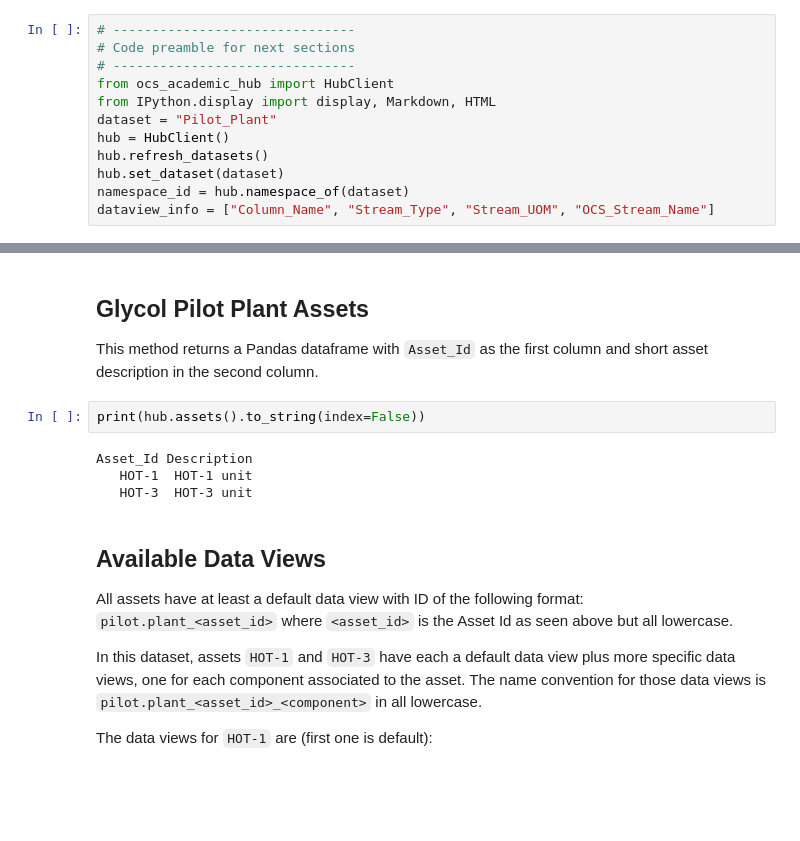
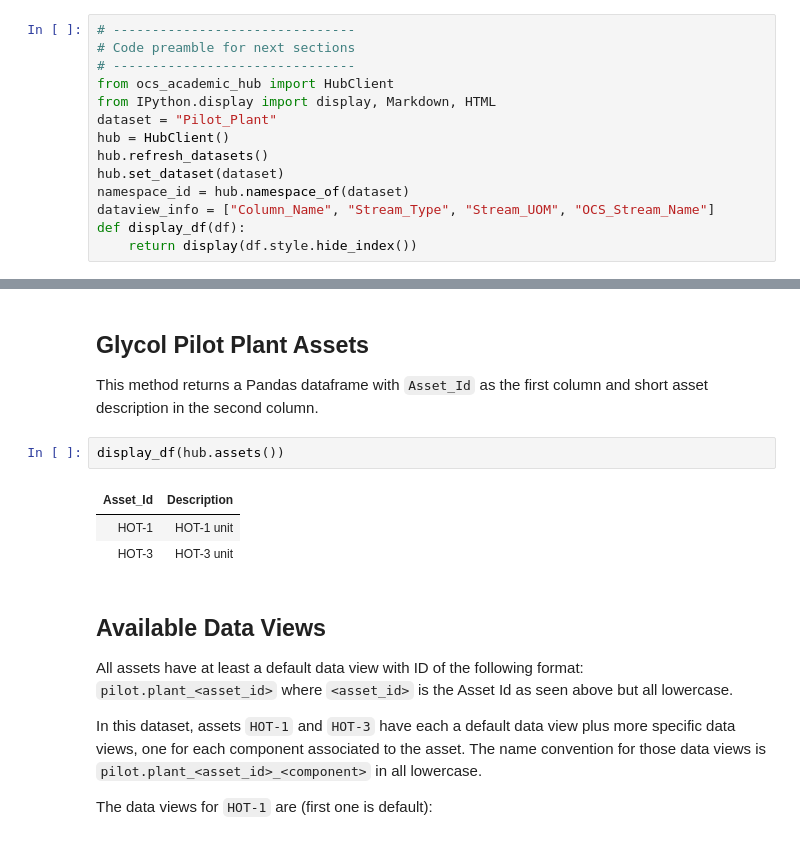
Before and after one commit to academic-hub/datasets, a Jupyter notebook: Pilot_Plant_Dataset_Doc.ipynb, the cells around one changed output, grey strips where cells are left out. Cells and saved outputs as stored; diff of their text form; blank space fills up the shorter version.

```diff
--- a/Pilot_Plant_Dataset_Doc.ipynb
+++ b/Pilot_Plant_Dataset_Doc.ipynb
@@ -220,6 +213,8 @@ hub.refresh_datasets()
 hub.set_dataset(dataset)
 namespace_id = hub.namespace_of(dataset)
 dataview_info = ["Column_Name", "Stream_Type", "Stream_UOM", "OCS_Stream_Name"]
+def display_df(df):
+    return display(df.style.hide_index())
 # %% [output]
 Step 1: Get OAuth endpoint configuration...
 Step 2: Set up server to process authorization response...
@@ -236,12 +231,12 @@ Complete!
 ## Glycol Pilot Plant Assets
 
 This method returns a Pandas dataframe with `Asset_Id` as the first column and short asset description in the second column.
-# %%
-print(hub.assets().to_string(index=False))
-# %% [output]
-Asset_Id Description
-   HOT-1  HOT-1 unit
-   HOT-3  HOT-3 unit
+# %%
+display_df(hub.assets())
+# %% [output]
+| Asset_Id | Description |
+| HOT-1 | HOT-1 unit |
+| HOT-3 | HOT-3 unit |
 # %% [markdown]
 ## Available Data Views
 
```
Also changed, not shown: parts of 5 cells of this notebook.
